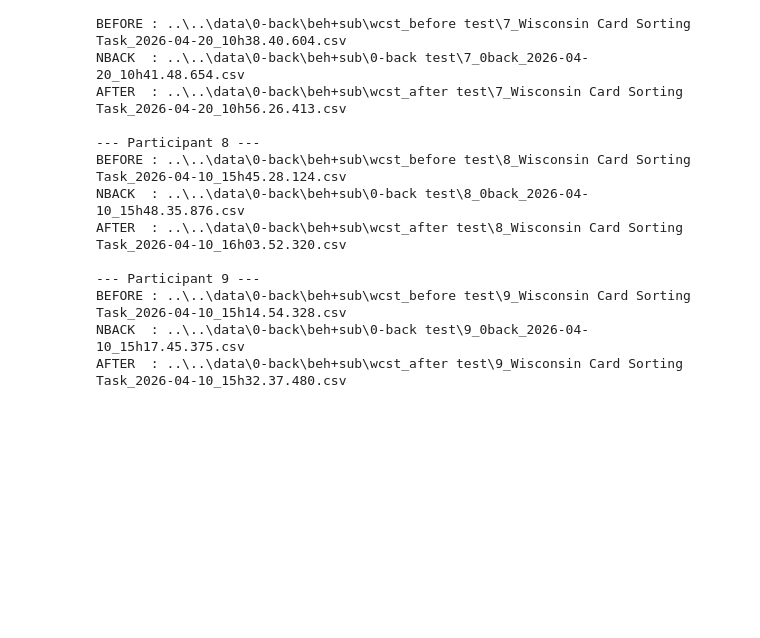
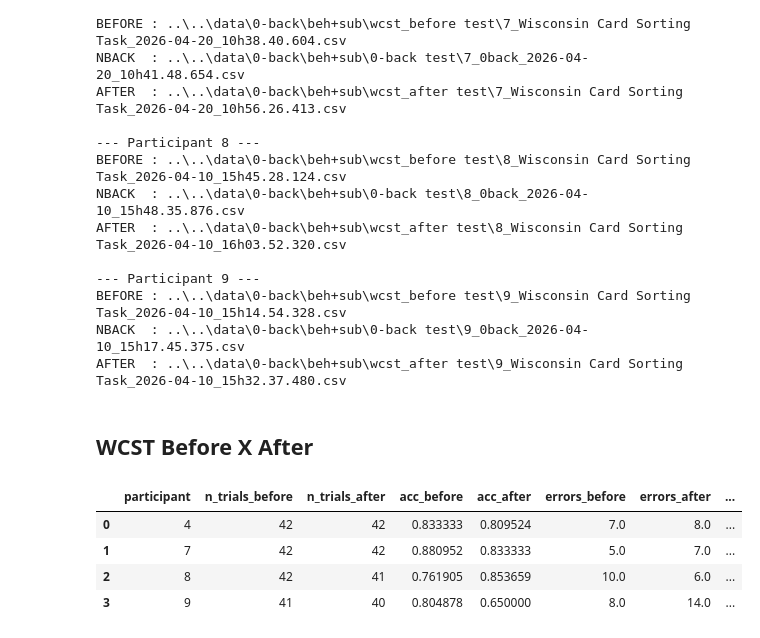
Before and after one commit to NadimSALEEM/0x2x2dual_WCST_analysis, a Jupyter notebook: 0-back/beh/0_back_beh.ipynb, the cells around one changed output. Cells and saved outputs as stored; diff of their text form; code cells hidden in the pictures; blank space fills up the shorter version.

```diff
--- a/0-back/beh/0_back_beh.ipynb
+++ b/0-back/beh/0_back_beh.ipynb
@@ -76,0 +90,71 @@ AFTER  : ..\..\data\0-back\beh+sub\wcst_after test\9_Wisconsin Card Sorting Task
+# %% [markdown]
+## WCST Before X After
+# %%
+def summarize_wcst_run(df):
+    trials = df.copy()
+    trials["correct_num"] = pd.to_numeric(trials["correct"], errors="coerce")
+    trials = trials[trials["correct_num"].isin([0, 1])].copy()
+
+    if trials.empty:
+        return {
+            "n_trials": 0,
+            "accuracy": np.nan,
+            "errors": np.nan,
+            "mean_response_time": np.nan,
+            "mean_trial_time": np.nan,
+        }
+
+    out = {
+        "n_trials": len(trials),
+        "accuracy": trials["correct_num"].mean(),
+        "errors": (1 - trials["correct_num"]).sum(),
+        "mean_response_time": np.nan,
+        "mean_trial_time": np.nan,
+    }
+
+    # Mouse-click latency proxy: from fixation offset to trial end on click
+    if {"Trials.stopped", "fixation.stopped"}.issubset(trials.columns):
+        trial_stop = pd.to_numeric(trials["Trials.stopped"], errors="coerce")
+        fix_stop = pd.to_numeric(trials["fixation.stopped"], errors="coerce")
+        out["mean_response_time"] = (trial_stop - fix_stop).mean()
+    elif "response.started" in trials.columns:
+        # Fallback when fixation timing is unavailable
+        rt = pd.to_numeric(trials["response.started"], errors="coerce")
+        out["mean_response_time"] = rt.mean()
+
+    # Longer duration including fixation + response + feedback/transition
+    if {"Trials.stopped", "trial_card.started"}.issubset(trials.columns):
+        stop_t = pd.to_numeric(trials["Trials.stopped"], errors="coerce")
+        start_t = pd.to_numeric(trials["trial_card.started"], errors="coerce")
+        out["mean_trial_time"] = (stop_t - start_t).mean()
+
+    return out
+
+
+rows = []
+for pid, data in sorted(participant_data.items(), key=lambda x: int(x[0])):
+    before = summarize_wcst_run(data["wcst_before"])
+    after = summarize_wcst_run(data["wcst_after"])
+
+    rows.append({
+        "participant": int(pid),
+        "n_trials_before": before["n_trials"],
+        "n_trials_after": after["n_trials"],
+        "acc_before": before["accuracy"],
+        "acc_after": after["accuracy"],
+        "errors_before": before["errors"],
+        "errors_after": after["errors"],
+        "response_time_before": before["mean_response_time"],
+        "response_time_after": after["mean_response_time"],
+        "trial_time_before": before["mean_trial_time"],
+        "trial_time_after": after["mean_trial_time"],
+    })
+
+wcst_paired = pd.DataFrame(rows).sort_values("participant").reset_index(drop=True)
+wcst_paired
+# %% [output]
+|  | participant | n_trials_before | n_trials_after | acc_before | acc_after | errors_before | errors_after | ... |
+| 0 | 4 | 42 | 42 | 0.833333 | 0.809524 | 7.0 | 8.0 | ... |
+| 1 | 7 | 42 | 42 | 0.880952 | 0.833333 | 5.0 | 7.0 | ... |
+| 2 | 8 | 42 | 41 | 0.761905 | 0.853659 | 10.0 | 6.0 | ... |
+| 3 | 9 | 41 | 40 | 0.804878 | 0.650000 | 8.0 | 14.0 | ... |
```
Also changed, not shown: parts of 7 cells of this notebook.
